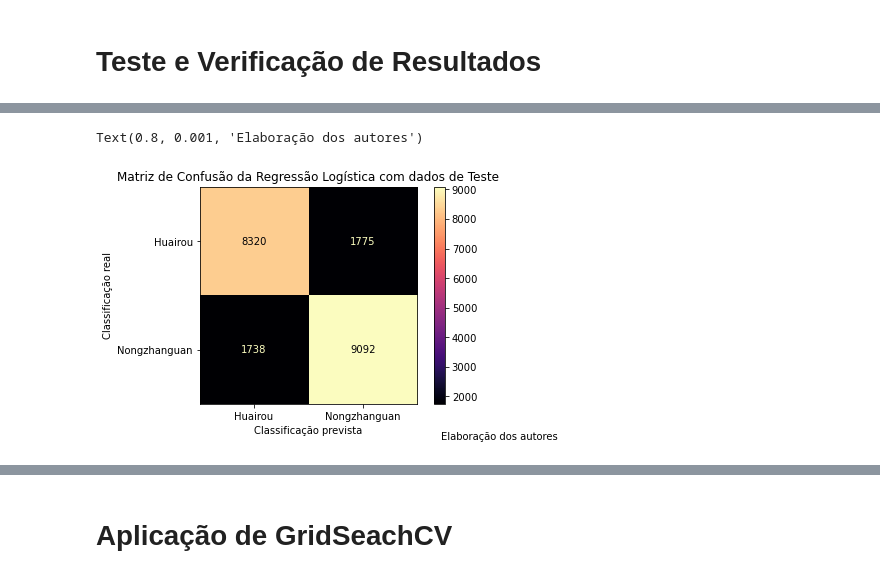
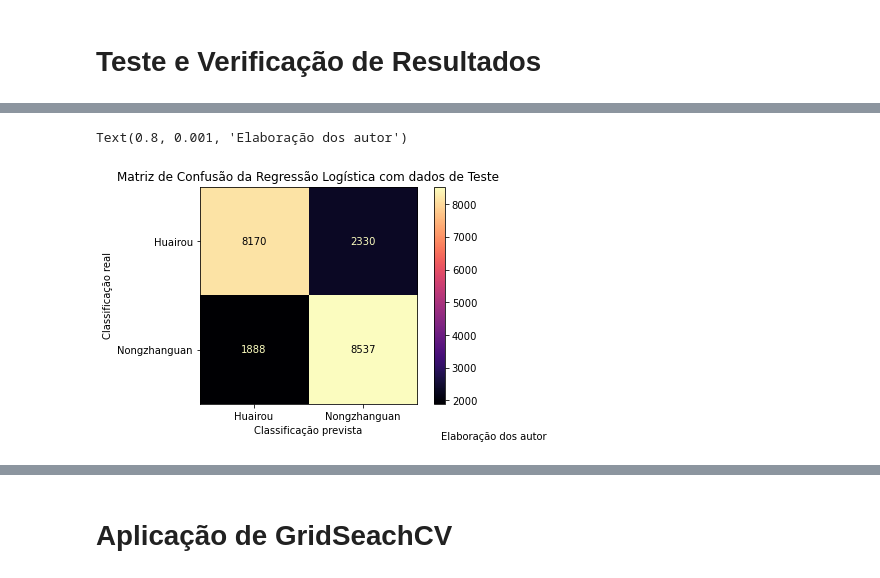
Before and after one commit to schandon/Monografia, a Jupyter notebook: testeMono.ipynb, the cells around one changed output, grey strips where cells are left out. Drawn from its saved outputs; the diff is of its cells as text; code cells hidden in the pictures.

```diff
--- a/testeMono.ipynb
+++ b/testeMono.ipynb
@@ -323,15 +323,15 @@ Recall:0.862289825282631%
 # %%
 # Matriz de confusão
 plot_confusion_matrix(modelo_lr,
                       X_test_standardScaler,
-                      previsao,
+                      y_test,
                       cmap = "magma")
 
 plt.grid(False)
 plt.title("Matriz de Confusão da Regressão Logística com dados de Teste")
 plt.xlabel("Classificação prevista")
 plt.ylabel("Classificação real")
-plt.figtext(0.8,0.001, "Elaboração dos autores", fontsize = 10)
+plt.figtext(0.8,0.001, "Elaboração dos autor", fontsize = 10)
 # %% [output]
-Text(0.8, 0.001, 'Elaboração dos autores')
+Text(0.8, 0.001, 'Elaboração dos autor')
-[figure, old version]
+[figure, new version]
```
Also changed, not shown: parts of 8 cells of this notebook, 8 other files.
